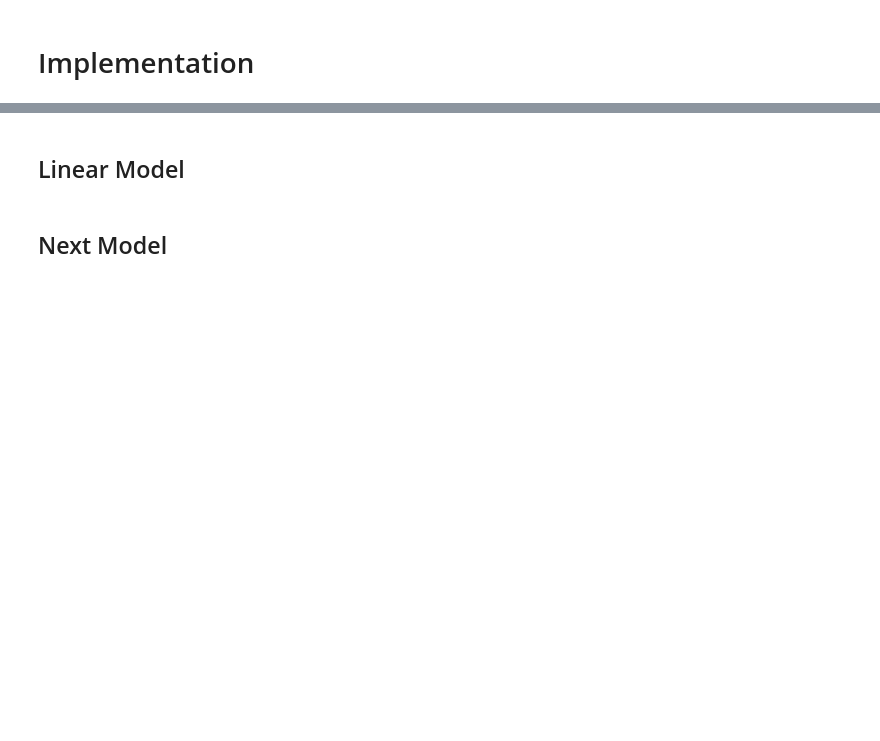
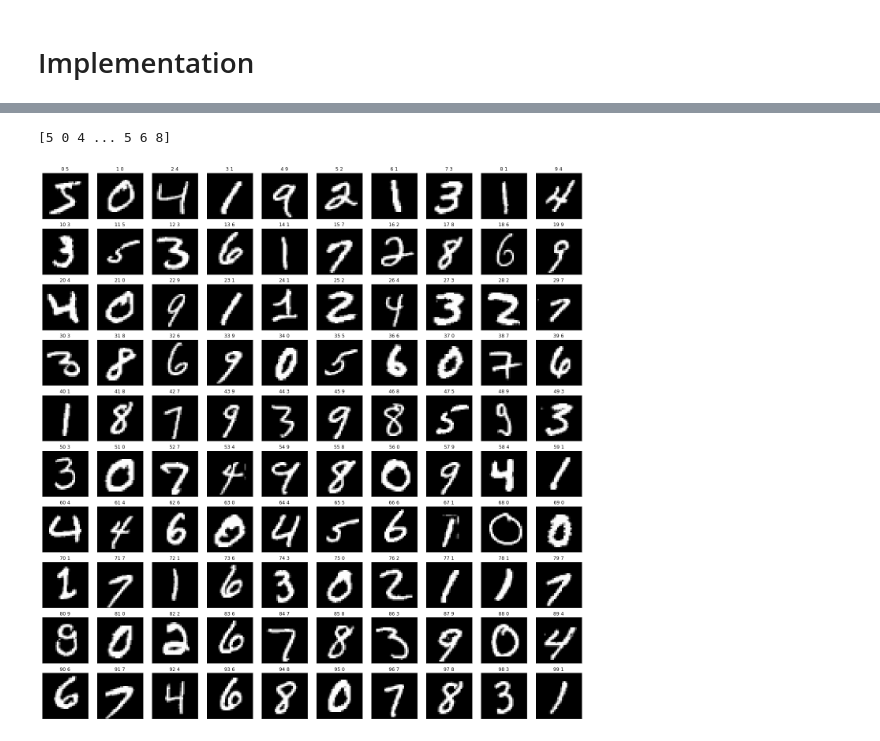
Before and after one commit to afit-csce623-master/template-hw5, a Jupyter notebook: hw5.ipynb, the cells around one changed output, grey strips where cells are left out. Saved outputs shown, nothing was run; the diff lists cells and outputs as text; code cells hidden in the pictures; blank space fills up the shorter version.

```diff
--- a/hw5.ipynb
+++ b/hw5.ipynb
@@ -248,4 +117,0 @@ memory usage: 45.2+ KB
-# %% [markdown]
-## Linear Model
-# %% [markdown]
-## Next Model
@@ -251,0 +131,21 @@ memory usage: 45.2+ KB
+# %%
+(X_train, y_train), (X_test, y_test) = mnist.load_data()
+# %% [output]
+[5 0 4 ... 5 6 8]
+# %%
+# display images with labels in a nrows x ncols grid starting with the index image in the X dataset
+def plot_figures(nrows, ncols, X, y, labels, cmap=None, start=0):
+    fig, axes = plt.subplots(ncols=ncols, nrows=nrows, figsize=(ncols*2 + (ncols-1)/2, nrows*2 + (nrows+1)/2))
+    index = start
+    for i in range(nrows):
+        for j in range(ncols):
+            axes[i,j].set_title(f'{index} {y[index]}')
+            axes[i,j].imshow(X[index], cmap)
+            axes[i,j].get_xaxis().set_visible(False)
+            axes[i,j].get_yaxis().set_visible(False)
+            index += 1
+    plt.show()
+# %%
+plot_figures(10, 10, X_train, y_train, y_train, cmap='gray')
+# %% [output]
+[figure, added]
```
Also changed, not shown: parts of 29 cells of this notebook.
